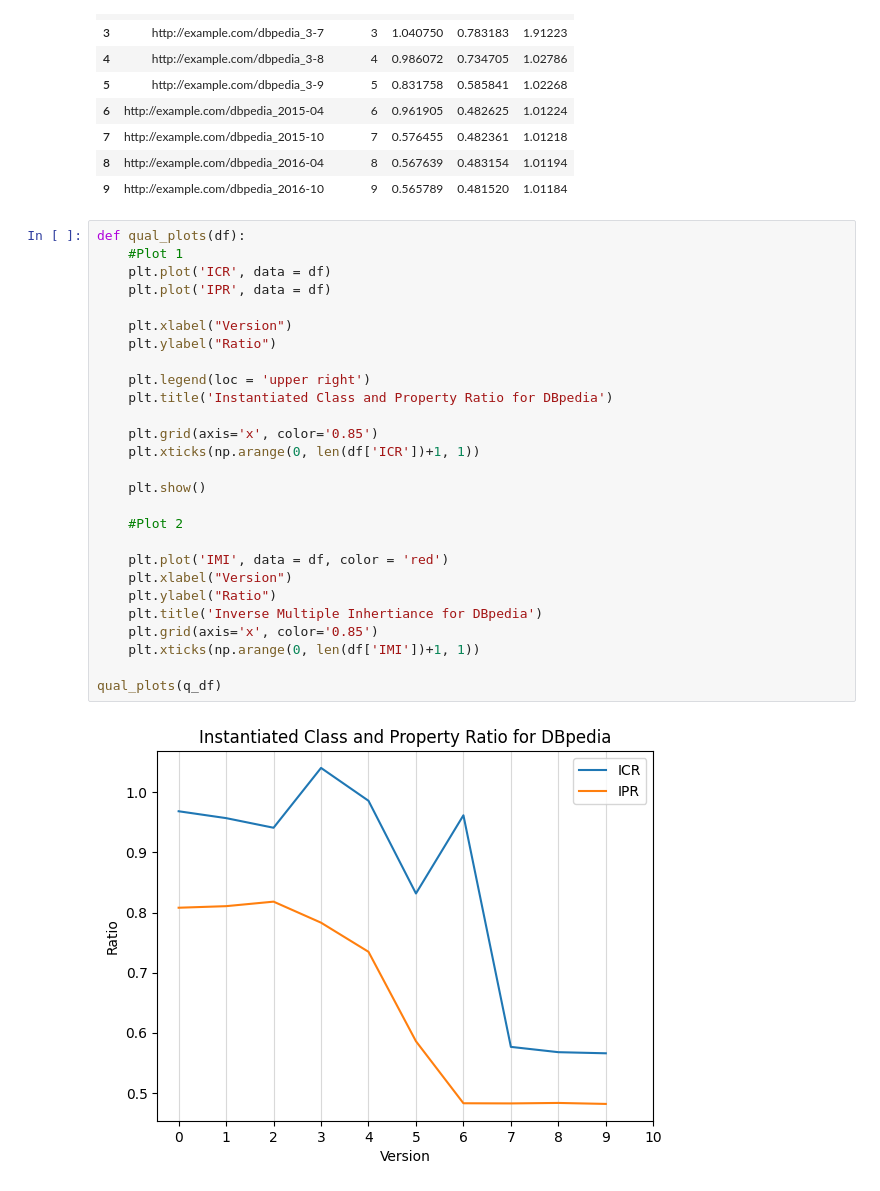
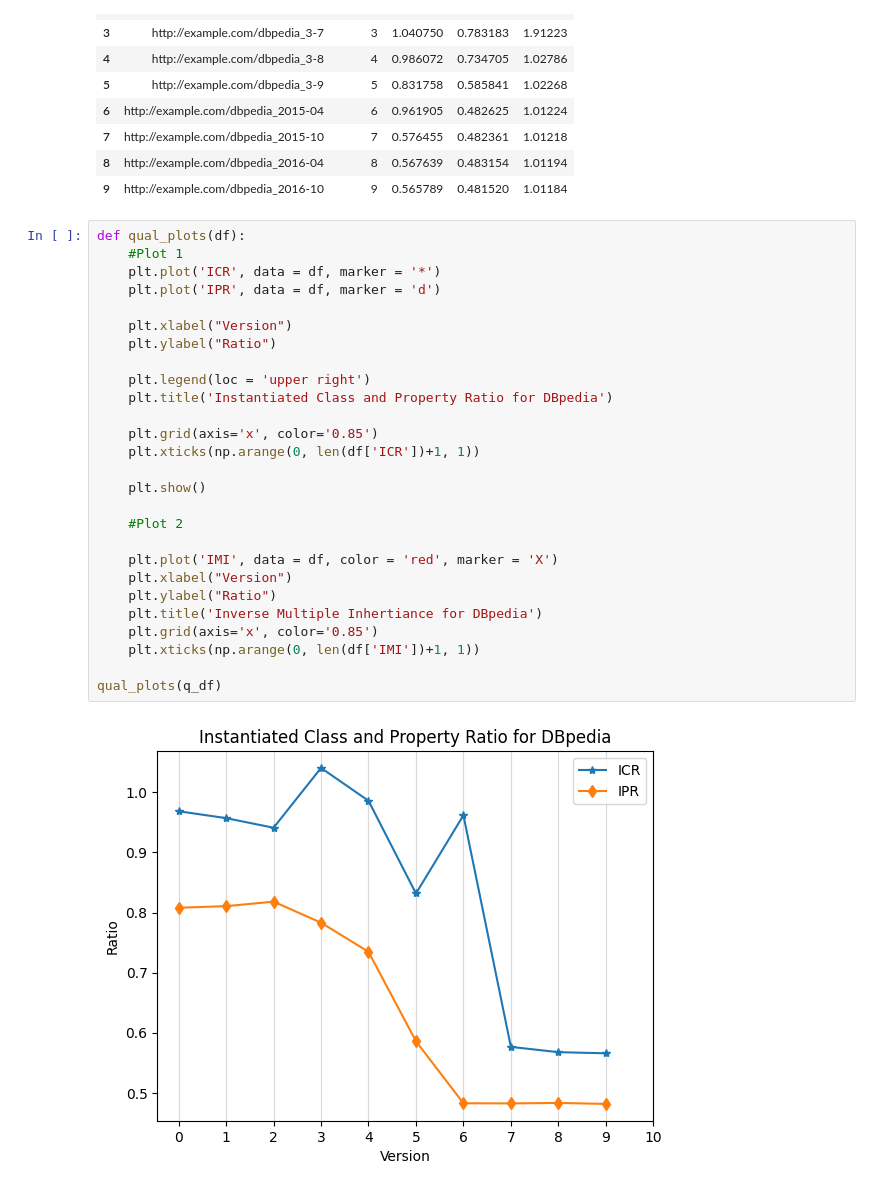
Before and after one commit to EBrandDV/P4, a Jupyter notebook: Daniel/analysis.ipynb, the cells around one changed output. Saved outputs shown, nothing was run; the diff lists cells and outputs as text.

Commit message:
Quality plots

```diff
--- a/Daniel/analysis.ipynb
+++ b/Daniel/analysis.ipynb
@@ -28,29 +28,29 @@ q_df
 # %%
 def qual_plots(df):
     #Plot 1
-    plt.plot('ICR', data = df)
-    plt.plot('IPR', data = df)
+    plt.plot('ICR', data = df, marker = '*')
+    plt.plot('IPR', data = df, marker = 'd')
 
     plt.xlabel("Version")
     plt.ylabel("Ratio")
 
     plt.legend(loc = 'upper right')
     plt.title('Instantiated Class and Property Ratio for DBpedia')
 
     plt.grid(axis='x', color='0.85')
     plt.xticks(np.arange(0, len(df['ICR'])+1, 1))
 
     plt.show()
 
     #Plot 2
 
-    plt.plot('IMI', data = df, color = 'red')
+    plt.plot('IMI', data = df, color = 'red', marker = 'X')
     plt.xlabel("Version")
     plt.ylabel("Ratio")
     plt.title('Inverse Multiple Inhertiance for DBpedia')
     plt.grid(axis='x', color='0.85')
     plt.xticks(np.arange(0, len(df['IMI'])+1, 1))
 
 qual_plots(q_df)
 # %% [output]
-[figure, old version]
+[figure, new version]
```
Also changed, not shown: parts of 1 cell of this notebook, 4 other files.
